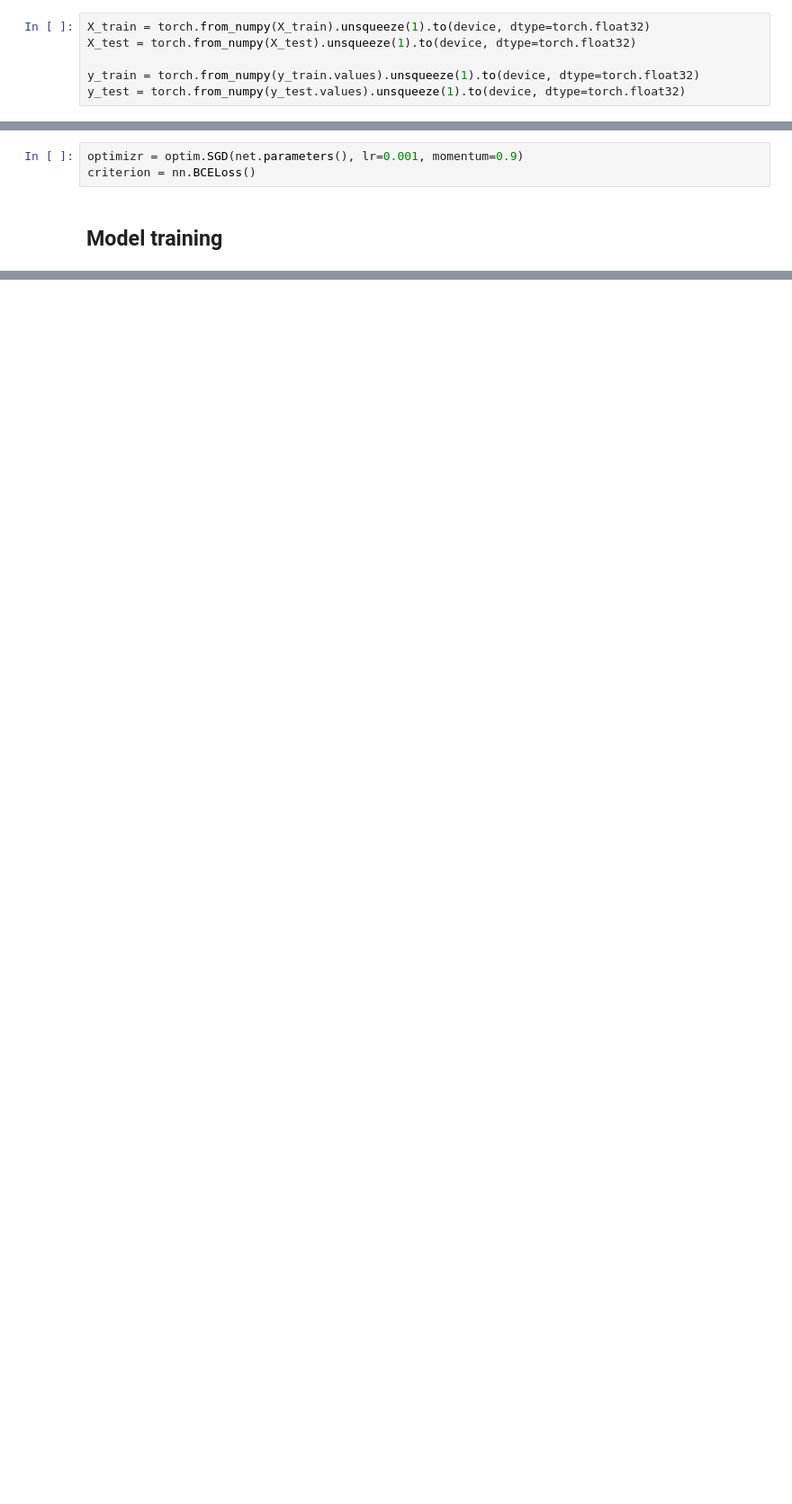
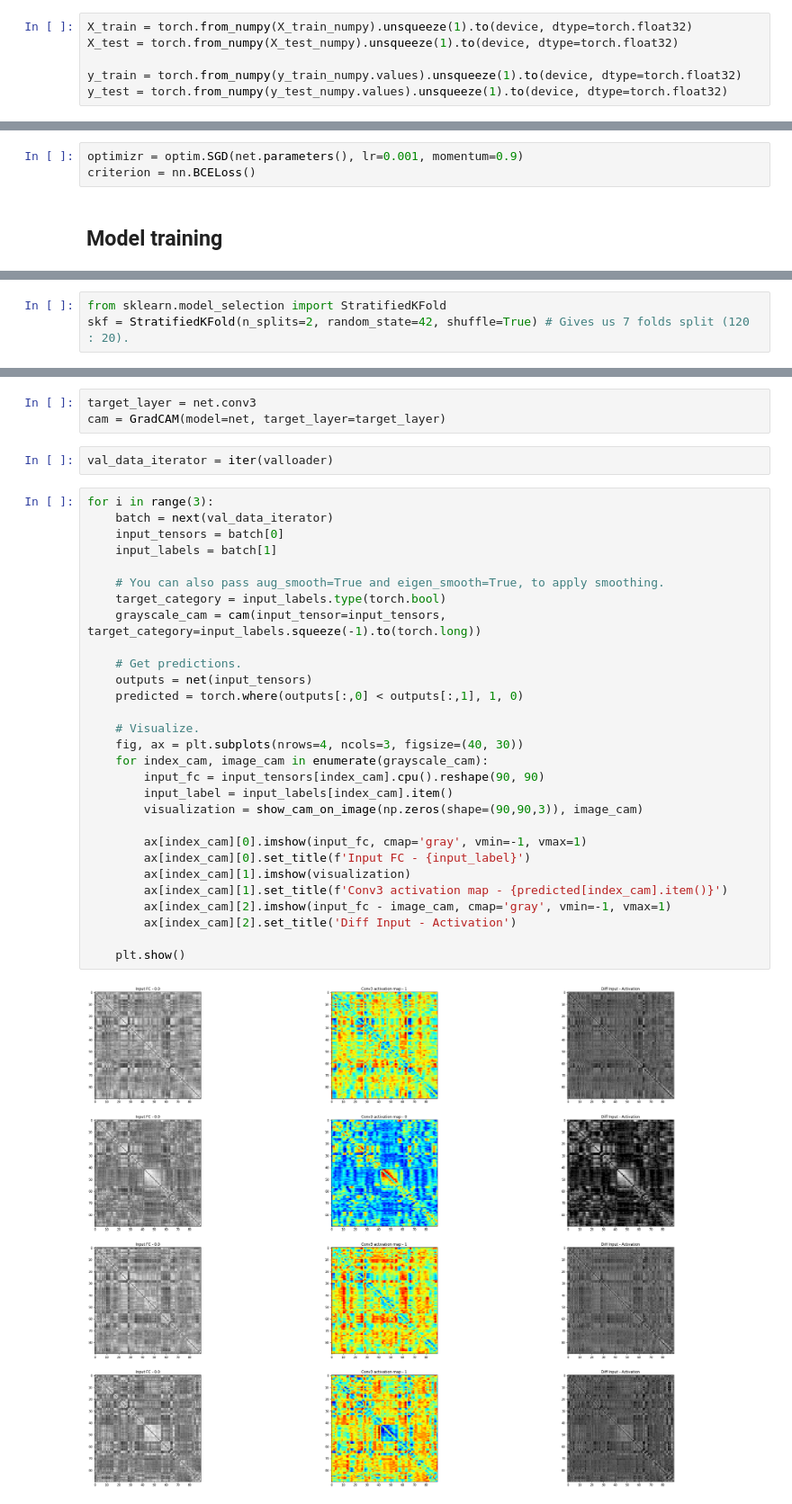
Before and after one commit to janarez/brain-connectivity, a Jupyter notebook: notebooks_gcn/convolutional.ipynb, the cells around one changed output, grey strips where cells are left out. Shown at 90% size. Cells and saved outputs as stored; diff of their text form; blank space fills up the shorter version.

Commit message:
Visualize activation maps

```diff
--- a/notebooks_gcn/convolutional.ipynb
+++ b/notebooks_gcn/convolutional.ipynb
@@ -58,11 +71,11 @@ print(f'Device: {device}')
 # %% [output]
 Device: cuda
 # %%
-X_train = torch.from_numpy(X_train).unsqueeze(1).to(device, dtype=torch.float32)
-X_test = torch.from_numpy(X_test).unsqueeze(1).to(device, dtype=torch.float32)
+X_train = torch.from_numpy(X_train_numpy).unsqueeze(1).to(device, dtype=torch.float32)
+X_test = torch.from_numpy(X_test_numpy).unsqueeze(1).to(device, dtype=torch.float32)
 
-y_train = torch.from_numpy(y_train.values).unsqueeze(1).to(device, dtype=torch.float32)
-y_test = torch.from_numpy(y_test.values).unsqueeze(1).to(device, dtype=torch.float32)
+y_train = torch.from_numpy(y_train_numpy.values).unsqueeze(1).to(device, dtype=torch.float32)
+y_test = torch.from_numpy(y_test_numpy.values).unsqueeze(1).to(device, dtype=torch.float32)
 # %%
 trainloader = torch.utils.data.DataLoader([*zip(X_train, y_train)], batch_size=4, shuffle=True, num_workers=0)
 testloader = torch.utils.data.DataLoader([*zip(X_test, y_test)], batch_size=4, shuffle=False, num_workers=0)
@@ -148,0 +123,3 @@ Finished Training
+# %%
+from sklearn.model_selection import StratifiedKFold
+skf = StratifiedKFold(n_splits=2, random_state=42, shuffle=True) # Gives us 7 folds split (120 : 20).
@@ -148,0 +216,36 @@ Finished Training
+# %%
+target_layer = net.conv3
+cam = GradCAM(model=net, target_layer=target_layer)
+# %%
+val_data_iterator = iter(valloader)
+# %%
+for i in range(3):
+    batch = next(val_data_iterator)
+    input_tensors = batch[0]
+    input_labels = batch[1]
+
+    # You can also pass aug_smooth=True and eigen_smooth=True, to apply smoothing.
+    target_category = input_labels.type(torch.bool)
+    grayscale_cam = cam(input_tensor=input_tensors, target_category=input_labels.squeeze(-1).to(torch.long))
+
+    # Get predictions.
+    outputs = net(input_tensors)
+    predicted = torch.where(outputs[:,0] < outputs[:,1], 1, 0)
+
+    # Visualize.
+    fig, ax = plt.subplots(nrows=4, ncols=3, figsize=(40, 30))
+    for index_cam, image_cam in enumerate(grayscale_cam):
+        input_fc = input_tensors[index_cam].cpu().reshape(90, 90)
+        input_label = input_labels[index_cam].item()
+        visualization = show_cam_on_image(np.zeros(shape=(90,90,3)), image_cam)
+
+        ax[index_cam][0].imshow(input_fc, cmap='gray', vmin=-1, vmax=1)
+        ax[index_cam][0].set_title(f'Input FC - {input_label}')
+        ax[index_cam][1].imshow(visualization)
+        ax[index_cam][1].set_title(f'Conv3 activation map - {predicted[index_cam].item()}')
+        ax[index_cam][2].imshow(input_fc - image_cam, cmap='gray', vmin=-1, vmax=1)
+        ax[index_cam][2].set_title('Diff Input - Activation')
+
+    plt.show()
+# %% [output]
+[figure, added]
```
Also changed, not shown: parts of 16 cells of this notebook.
